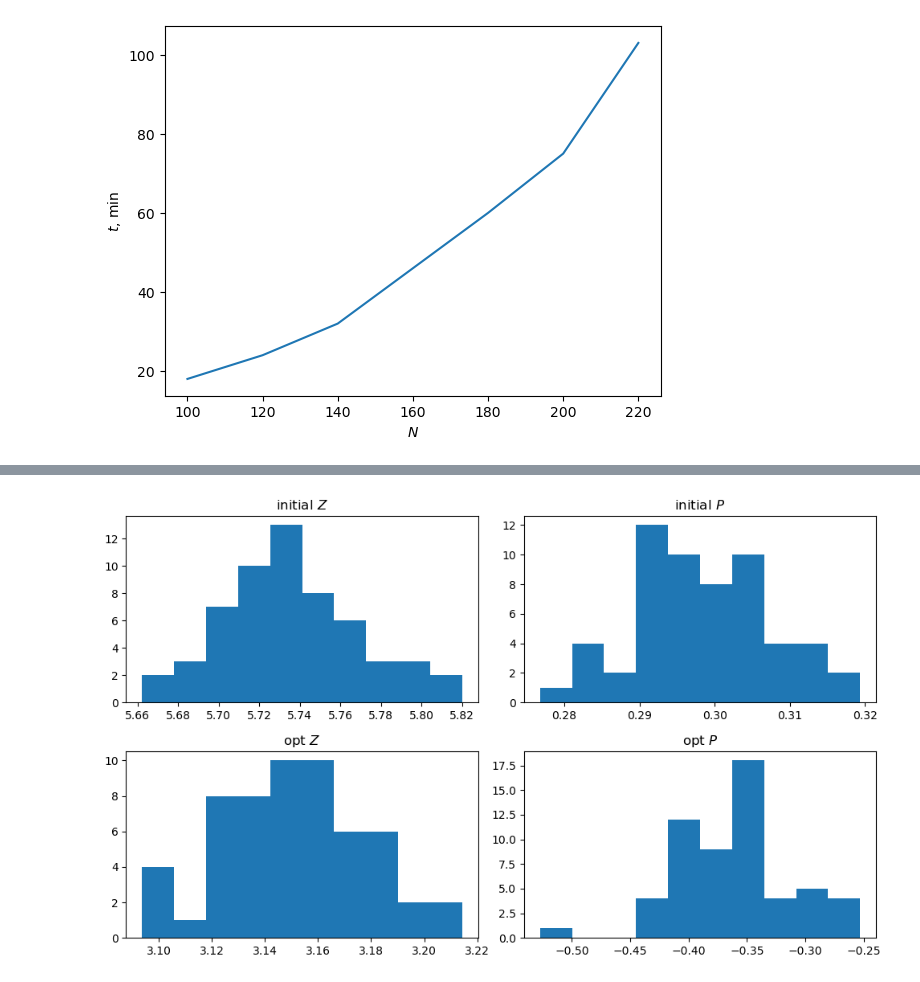
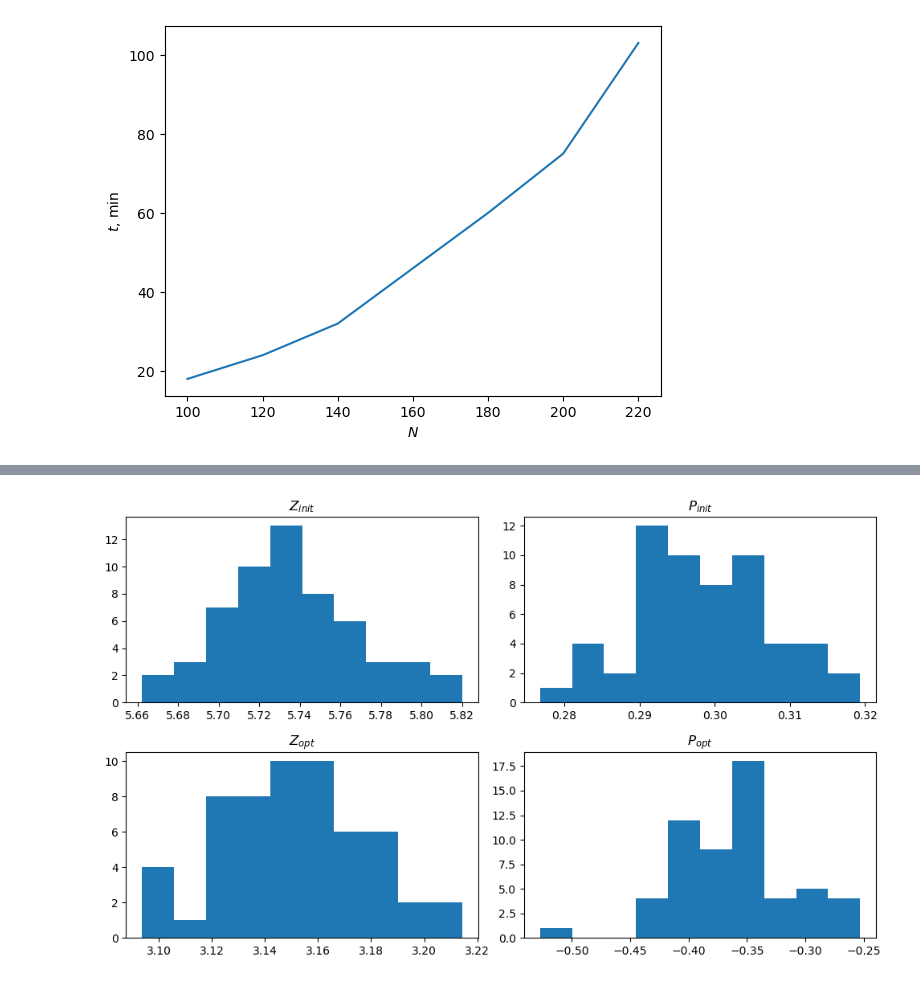
Before and after one commit to Shteingolts/auxetic_optimizer, a Jupyter notebook: test.ipynb, the cells around one changed output, grey strips where cells are left out. Cells and saved outputs as stored; diff of their text form; code cells hidden in the pictures.

```diff
--- a/test.ipynb
+++ b/test.ipynb
@@ -98,13 +98,13 @@ opt_ps = [n[-1].dG.p_ratio for n in init_elastic_data]
 # %%
 fig, ax = plt.subplots(nrows=2, ncols=2, figsize=(10, 6), layout='tight')
 ax[0][0].hist(init_zs)
-ax[0][0].set_title("initial $Z$")
+ax[0][0].set_title("$Z_{init}$")
 ax[0][1].hist(init_ps)
-ax[0][1].set_title("initial $P$")
+ax[0][1].set_title("$P_{init}$")
 ax[1][0].hist(opt_zs)
-ax[1][0].set_title("opt $Z$")
+ax[1][0].set_title("$Z_{opt}$")
 ax[1][1].hist(opt_ps)
-ax[1][1].set_title("opt $P$")
+ax[1][1].set_title("$P_{opt}$")
 plt.show()
 # %% [output]
-[figure, old version]
+[figure, new version]
```
Also changed, not shown: parts of 5 cells of this notebook, 4 other files.
